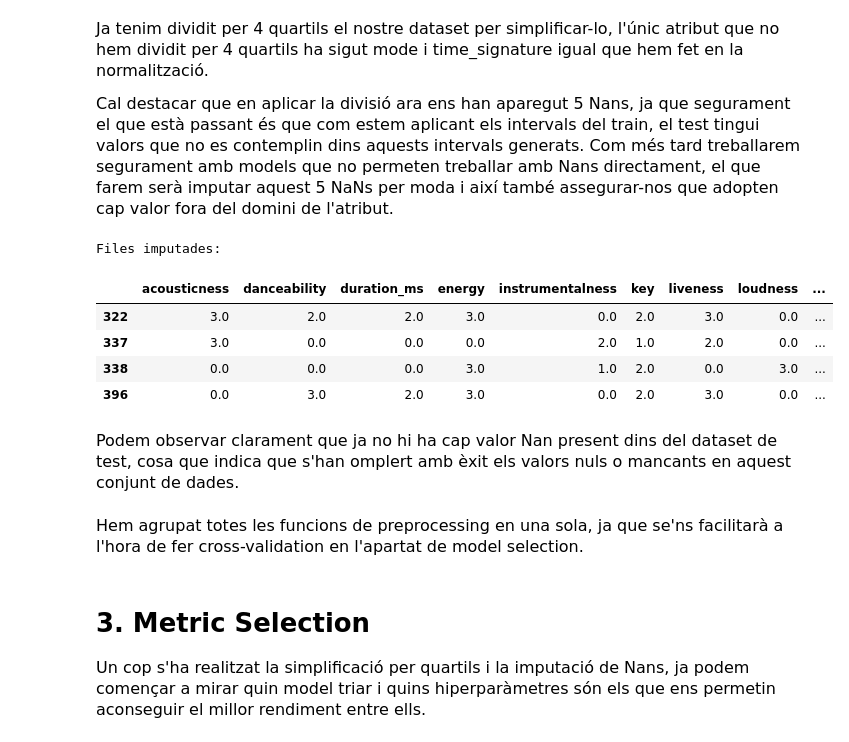
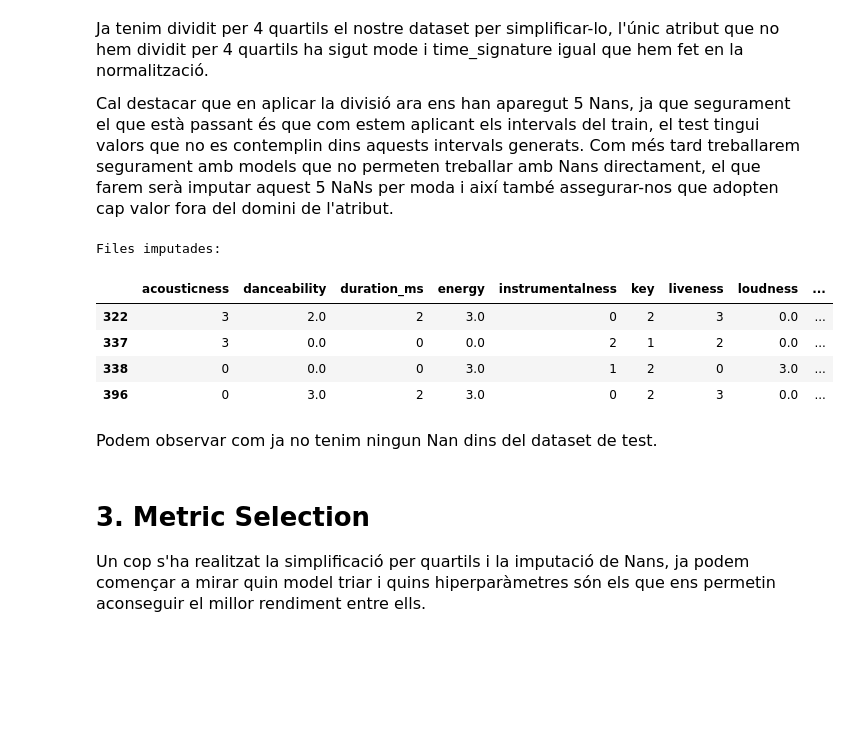
Before and after one commit to laranyeta/APC-Kaggle, a Jupyter notebook: APC_Kaggle_SpotifySongAttributes.ipynb, the cells around one changed output. Drawn from its saved outputs; the diff is of its cells as text; code cells hidden in the pictures; blank space fills up the shorter version.

```diff
--- a/APC_Kaggle_SpotifySongAttributes.ipynb
+++ b/APC_Kaggle_SpotifySongAttributes.ipynb
@@ -230,18 +224,18 @@ X_train
 <p style="font-family: 'Arial'; font-size:16px;">Per començar, normalitzarem les dades per tal que no hi hagi problemes alhora d'avaluar el rendiment del nostre dataset, a causa de la falta de proporció entre diferents atributs. Per fer-ho, utilitzarem la funció StandardScaler per estandarditzar els atributs, restant la mitjana i dividint entre la desviació estàndard.En el cas de mode i time_signature ho omitirem ja que estan dins d'una escala que no cal.</p>
 </section>
 # %%
-def normalitzar(X_train, X_test):
-    nom_atributs = X_train.columns.tolist()
+nom_atributs = X_test.columns.tolist()
 
-    columnes_no_normalitzar = ['mode', 'time_signature']
+columnes_no_normalitzar = ['mode', 'time_signature']
 
-    columnes_a_normalitzar = [col for col in nom_atributs if col not in columnes_no_normalitzar]
+columnes_a_normalitzar = [col for col in nom_atributs if col not in columnes_no_normalitzar]
 
-    normalitzador = StandardScaler()
+normalitzador = StandardScaler()
 
-    X_train_normalizado = pd.DataFrame(normalitzador.fit_transform(X_train[columnes_a_normalitzar]), columns=columnes_a_normalitzar, index=X_train.index)
-    X_test_normalizado = pd.DataFrame(normalitzador.transform(X_test[columnes_a_normalitzar]), columns=columnes_a_normalitzar, index=X_test.index)
+X_train_normalizado = pd.DataFrame(normalitzador.fit_transform(X_train[columnes_a_normalitzar]), columns=columnes_a_normalitzar, index=X_train.index)
+X_test_normalizado = pd.DataFrame(normalitzador.transform(X_test[columnes_a_normalitzar]), columns=columnes_a_normalitzar, index=X_test.index)
 
-    X_train = pd.concat([X_train_normalizado, X_train[columnes_no_normalitzar]], axis=1)
-    X_test = pd.concat([X_test_normalizado, X_test[columnes_no_normalitzar]], axis=1)
-    return X_train, X_test
+X_train = pd.concat([X_train_normalizado, X_train[columnes_no_normalitzar]], axis=1)
+X_test = pd.concat([X_test_normalizado, X_test[columnes_no_normalitzar]], axis=1)
+
+X_train
@@ -342,17 +319,23 @@ def imputacio(X_train, X_test):
-# %%
-X_test=imputacio(X_train, X_test)
-
-print("Files imputades:")
-nan_rows = X_test.loc[index_nans]
-nan_rows
-# %% [output]
-Files imputades:
-|  | acousticness | danceability | duration_ms | energy | instrumentalness | key | liveness | loudness | ... |
-| 322 | 3.0 | 2.0 | 2.0 | 3.0 | 0.0 | 2.0 | 3.0 | 0.0 | ... |
-| 337 | 3.0 | 0.0 | 0.0 | 0.0 | 2.0 | 1.0 | 2.0 | 0.0 | ... |
-| 338 | 0.0 | 0.0 | 0.0 | 3.0 | 1.0 | 2.0 | 0.0 | 3.0 | ... |
-| 396 | 0.0 | 3.0 | 2.0 | 3.0 | 0.0 | 2.0 | 3.0 | 0.0 | ... |
+# %%
+moda_danceability = X_train['danceability'].mode()[0]
+moda_energy = X_train['energy'].mode()[0]
+moda_loudness = X_train['loudness'].mode()[0]
+
+X_test['danceability'] = X_test['danceability'].fillna(moda_danceability)
+X_test['energy'] = X_test['energy'].fillna(moda_energy)
+X_test['loudness'] = X_test['loudness'].fillna(moda_loudness)
+
+print("Files imputades:")
+nan_rows = X_test.loc[index_nans]
+nan_rows
+# %% [output]
+Files imputades:
+|  | acousticness | danceability | duration_ms | energy | instrumentalness | key | liveness | loudness | ... |
+| 322 | 3 | 2.0 | 2 | 3.0 | 0 | 2 | 3 | 0.0 | ... |
+| 337 | 3 | 0.0 | 0 | 0.0 | 2 | 1 | 2 | 0.0 | ... |
+| 338 | 0 | 0.0 | 0 | 3.0 | 1 | 2 | 0 | 3.0 | ... |
+| 396 | 0 | 3.0 | 2 | 3.0 | 0 | 2 | 3 | 0.0 | ... |
 # %% [markdown]
 <section style="color: #525958;">
-<p style="font-family: 'Arial'; font-size:16px;">Podem observar clarament que ja no hi ha cap valor Nan present dins del dataset de test, cosa que indica que s'han omplert amb èxit els valors nuls o mancants en aquest conjunt de dades.</p>
+<p style="font-family: 'Arial'; font-size:16px;">Podem observar com ja no tenim ningun Nan dins del dataset de test.</p>
 </section>
@@ -366,7 +342,3 @@ def preprocessing_split(df):
-# %% [markdown]
-<section style="color: #525958;">
-<p style="font-family: 'Arial'; font-size:16px;">Hem agrupat totes les funcions de preprocessing en una sola, ja que se'ns facilitarà a l'hora de fer cross-validation en l'apartat de model selection.</p>
-</section>
 # %% [markdown]
 # 3. Metric Selection
 <section style="color: #525958;">
```
Also changed, not shown: parts of 18 cells of this notebook.
